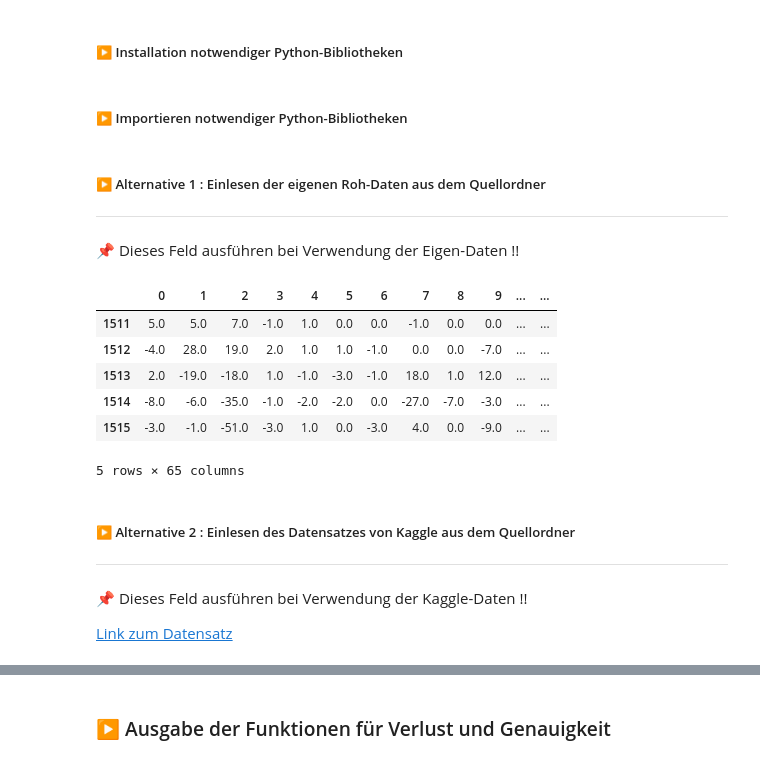
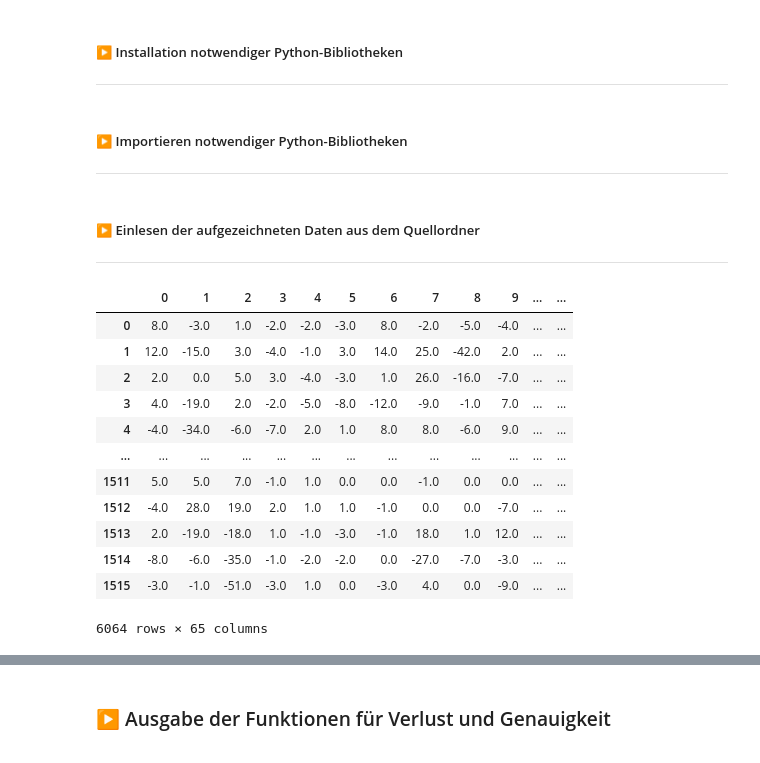
Before and after one commit to Gizmo-Labs/Informatik-Bachelor-Thesis, a Jupyter notebook: Jupyter-Notebooks/Model-Exploration_Variante_2.ipynb, the cells around one changed output, grey strips where cells are left out. Cells and saved outputs as stored; diff of their text form; code cells hidden in the pictures.

```diff
--- a/Jupyter-Notebooks/Model-Exploration_Variante_2.ipynb
+++ b/Jupyter-Notebooks/Model-Exploration_Variante_2.ipynb
@@ -25,6 +22,7 @@ Dieser Ansatz verwendet als Datengrundlage die folgenden drei Datensätze :
 <img src="./Gestenbilder/Eigene_Geste_0.png" width="150">    <img src="./Gestenbilder/Eigene_Geste_1.png" width="150">    <img src="./Gestenbilder/Eigene_Geste_2.png" width="150">      <img src="./Gestenbilder/Eigene_Geste_3.png" width="150">
 # %% [markdown]
 ##### ▶️ Installation notwendiger Python-Bibliotheken
+***
 # %%
 #%pip install pandas
 #%pip install numpy
@@ -34,6 +32,7 @@ Dieser Ansatz verwendet als Datengrundlage die folgenden drei Datensätze :
 #%pip install scikit-learn
 # %% [markdown]
 ##### ▶️ Importieren notwendiger Python-Bibliotheken
+***
 # %%
 import pandas as pd # type: ignore
 import numpy as np # type: ignore
@@ -50,9 +49,8 @@ from tensorflow import keras # type: ignore
 from keras import layers # type: ignore
 from keras import ops # type: ignore
 # %% [markdown]
-##### ▶️ Alternative 1 : Einlesen der eigenen Roh-Daten aus dem Quellordner<br>
+##### ▶️ Einlesen der aufgezeichneten Daten aus dem Quellordner<br>
 ****
-📌 Dieses Feld ausführen bei Verwendung der Eigen-Daten !!
 # %%
 # Importiere die .csv-Dateien mit den EMG-Daten der einzelnen Probanden und den einzelnen Labels (Gesten)
 # Dabei gilt folgendes Schema, siehe auch Bilder im Ordner "Gestenbilder"
@@ -78,51 +76,53 @@ proband4 = []
 
 for label in ['0', '1', '2', '3']:
     proband1.append(pd.read_csv('./Eigene/P1L' + label + '.csv', sep=',', header=None))
+    #proband1.append(pd.read_csv('./Eigene/P1L' + label + '_reduced.csv', sep=',', header=None))
     proband1[int(label)][64] = int(label)
 
 for label in ['0', '1', '2', '3']:
     proband2.append(pd.read_csv('./Eigene/P2L' + label + '.csv', sep=',', header=None))
+    #proband2.append(pd.read_csv('./Eigene/P2L' + label + '_reduced.csv', sep=',', header=None))
     proband2[int(label)][64] = int(label)
 
 for label in ['0', '1', '2', '3']:
     proband3.append(pd.read_csv('./Eigene/P3L' + label + '.csv', sep=',', header=None))
+    #proband3.append(pd.read_csv('./Eigene/P3L' + label + '_reduced.csv', sep=',', header=None))
     proband3[int(label)][64] = int(label)
 
 for label in ['0', '1', '2', '3']:
     proband4.append(pd.read_csv('./Eigene/P4L' + label + '.csv', sep=',', header=None))
+    #proband4.append(pd.read_csv('./Eigene/P4L' + label + '_reduced.csv', sep=',', header=None))
     proband4[int(label)][64] = int(label)
 
 
 ##############################################################
 # Schreibe alle Sub-Dataframes in ein gesamtes Dataframe     #
 # Datentyp: Pandas Dataframe                                 #
 ##############################################################
 proband1 = pd.concat([df for df in proband1], axis=0).reset_index(drop=True)
 proband2 = pd.concat([df for df in proband2], axis=0).reset_index(drop=True)
 proband3 = pd.concat([df for df in proband3], axis=0).reset_index(drop=True)
 proband4 = pd.concat([df for df in proband4], axis=0).reset_index(drop=True)
 
 all_data = pd.concat([proband1, proband2, proband3, proband4])
 
 ##############################################################
 # Schreibe alle Sub-Dataframes in ein gesamtes Dataframe     #
 # Datentyp: Pandas Dataframe                                 #
 ##############################################################
-#all_data = pd.concat([df for df in single_data], axis=0).reset_index(drop=True)
 all_data = all_data.dropna()
-all_data.tail()
+all_data
 # %% [output]
 |  | 0 | 1 | 2 | 3 | 4 | 5 | 6 | 7 | 8 | 9 | ... | ... |
+| 0 | 8.0 | -3.0 | 1.0 | -2.0 | -2.0 | -3.0 | 8.0 | -2.0 | -5.0 | -4.0 | ... | ... |
+| 1 | 12.0 | -15.0 | 3.0 | -4.0 | -1.0 | 3.0 | 14.0 | 25.0 | -42.0 | 2.0 | ... | ... |
+| 2 | 2.0 | 0.0 | 5.0 | 3.0 | -4.0 | -3.0 | 1.0 | 26.0 | -16.0 | -7.0 | ... | ... |
+| 3 | 4.0 | -19.0 | 2.0 | -2.0 | -5.0 | -8.0 | -12.0 | -9.0 | -1.0 | 7.0 | ... | ... |
+| 4 | -4.0 | -34.0 | -6.0 | -7.0 | 2.0 | 1.0 | 8.0 | 8.0 | -6.0 | 9.0 | ... | ... |
+| ... | ... | ... | ... | ... | ... | ... | ... | ... | ... | ... | ... | ... |
 | 1511 | 5.0 | 5.0 | 7.0 | -1.0 | 1.0 | 0.0 | 0.0 | -1.0 | 0.0 | 0.0 | ... | ... |
 | 1512 | -4.0 | 28.0 | 19.0 | 2.0 | 1.0 | 1.0 | -1.0 | 0.0 | 0.0 | -7.0 | ... | ... |
 | 1513 | 2.0 | -19.0 | -18.0 | 1.0 | -1.0 | -3.0 | -1.0 | 18.0 | 1.0 | 12.0 | ... | ... |
 | 1514 | -8.0 | -6.0 | -35.0 | -1.0 | -2.0 | -2.0 | 0.0 | -27.0 | -7.0 | -3.0 | ... | ... |
 | 1515 | -3.0 | -1.0 | -51.0 | -3.0 | 1.0 | 0.0 | -3.0 | 4.0 | 0.0 | -9.0 | ... | ... |
-5 rows × 65 columns
+6064 rows × 65 columns
-# %% [markdown]
-##### ▶️ Alternative 2 : Einlesen des Datensatzes von Kaggle aus dem Quellordner
-
-****
-📌 Dieses Feld ausführen bei Verwendung der Kaggle-Daten !!
-
-[Link zum Datensatz](https://www.kaggle.com/code/akshita72/hand-gesture-recognition-from-emg-signals/input)
```
Also changed, not shown: parts of 25 cells of this notebook, 27 other files.
